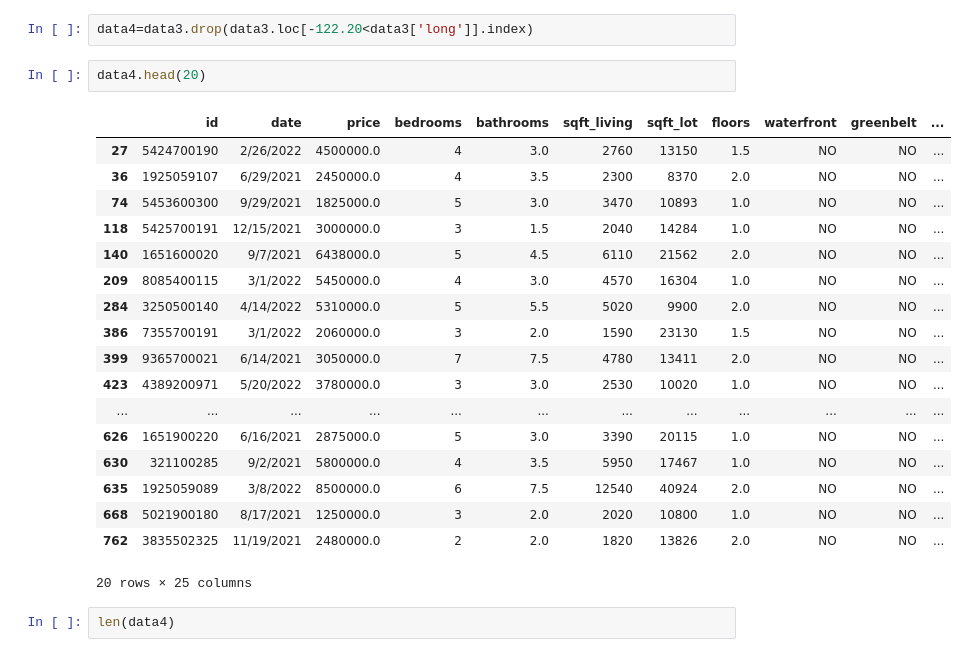
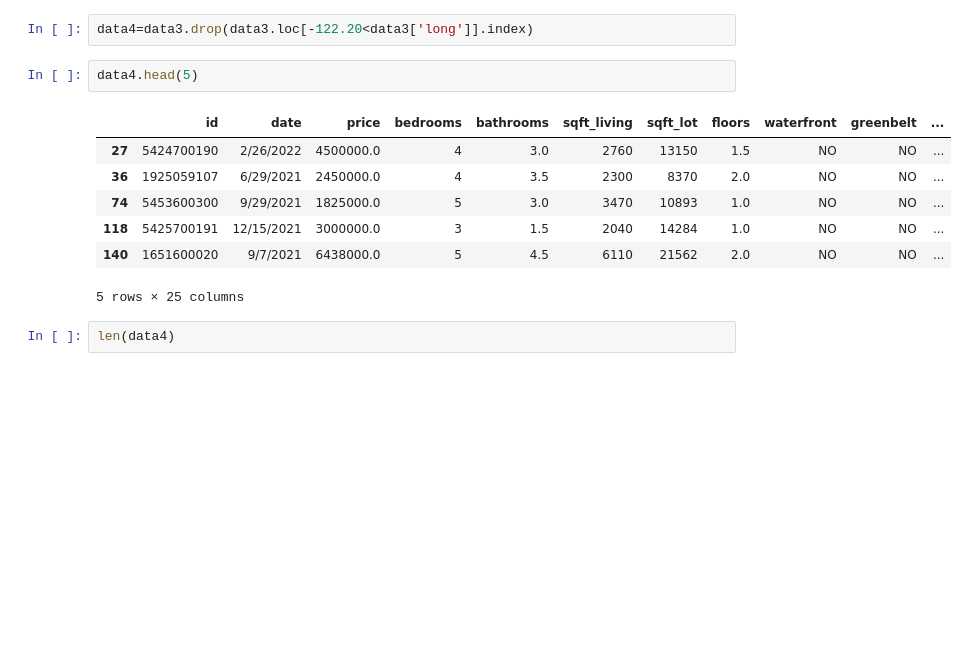
Before and after one commit to jmarksk/RealEstateProject2, a Jupyter notebook: Real_estate_notebook.ipynb, the cells around one changed output. Saved outputs shown, nothing was run; the diff lists cells and outputs as text; blank space fills up the shorter version.

```diff
--- a/Real_estate_notebook.ipynb
+++ b/Real_estate_notebook.ipynb
@@ -231,26 +220,15 @@ data3=data2.drop(data2.loc[data2['long']<-122.25].index)
 # %%
 data4=data3.drop(data3.loc[-122.20<data3['long']].index)
 # %%
-data4.head(20)
+data4.head(5)
 # %% [output]
 |  | id | date | price | bedrooms | bathrooms | sqft_living | sqft_lot | floors | waterfront | greenbelt | ... |
 | 27 | 5424700190 | 2/26/2022 | 4500000.0 | 4 | 3.0 | 2760 | 13150 | 1.5 | NO | NO | ... |
 | 36 | 1925059107 | 6/29/2021 | 2450000.0 | 4 | 3.5 | 2300 | 8370 | 2.0 | NO | NO | ... |
 | 74 | 5453600300 | 9/29/2021 | 1825000.0 | 5 | 3.0 | 3470 | 10893 | 1.0 | NO | NO | ... |
 | 118 | 5425700191 | 12/15/2021 | 3000000.0 | 3 | 1.5 | 2040 | 14284 | 1.0 | NO | NO | ... |
 | 140 | 1651600020 | 9/7/2021 | 6438000.0 | 5 | 4.5 | 6110 | 21562 | 2.0 | NO | NO | ... |
-| 209 | 8085400115 | 3/1/2022 | 5450000.0 | 4 | 3.0 | 4570 | 16304 | 1.0 | NO | NO | ... |
-| 284 | 3250500140 | 4/14/2022 | 5310000.0 | 5 | 5.5 | 5020 | 9900 | 2.0 | NO | NO | ... |
-| 386 | 7355700191 | 3/1/2022 | 2060000.0 | 3 | 2.0 | 1590 | 23130 | 1.5 | NO | NO | ... |
-| 399 | 9365700021 | 6/14/2021 | 3050000.0 | 7 | 7.5 | 4780 | 13411 | 2.0 | NO | NO | ... |
-| 423 | 4389200971 | 5/20/2022 | 3780000.0 | 3 | 3.0 | 2530 | 10020 | 1.0 | NO | NO | ... |
-| ... | ... | ... | ... | ... | ... | ... | ... | ... | ... | ... | ... |
-| 626 | 1651900220 | 6/16/2021 | 2875000.0 | 5 | 3.0 | 3390 | 20115 | 1.0 | NO | NO | ... |
-| 630 | 321100285 | 9/2/2021 | 5800000.0 | 4 | 3.5 | 5950 | 17467 | 1.0 | NO | NO | ... |
-| 635 | 1925059089 | 3/8/2022 | 8500000.0 | 6 | 7.5 | 12540 | 40924 | 2.0 | NO | NO | ... |
-| 668 | 5021900180 | 8/17/2021 | 1250000.0 | 3 | 2.0 | 2020 | 10800 | 1.0 | NO | NO | ... |
-| 762 | 3835502325 | 11/19/2021 | 2480000.0 | 2 | 2.0 | 1820 | 13826 | 2.0 | NO | NO | ... |
-20 rows × 25 columns
+5 rows × 25 columns
 # %%
 len(data4)
 # %% [output]
```
Also changed, not shown: parts of 14 cells of this notebook, 5 other files.
